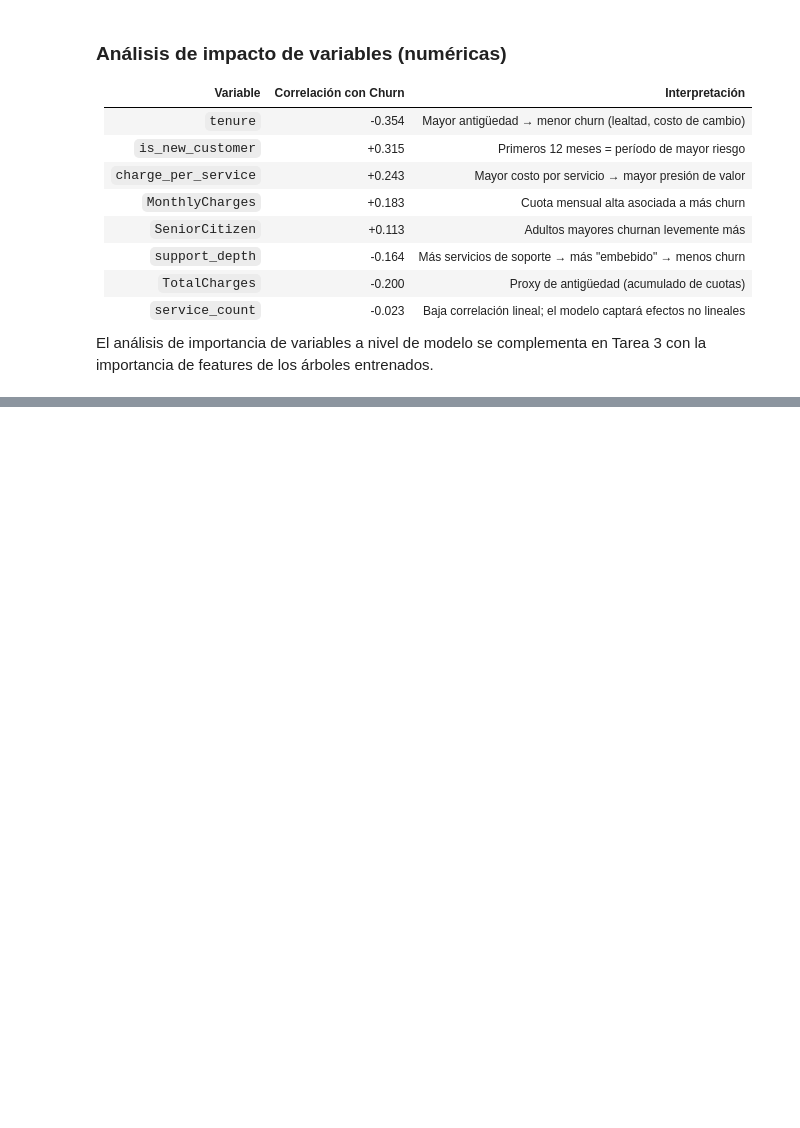
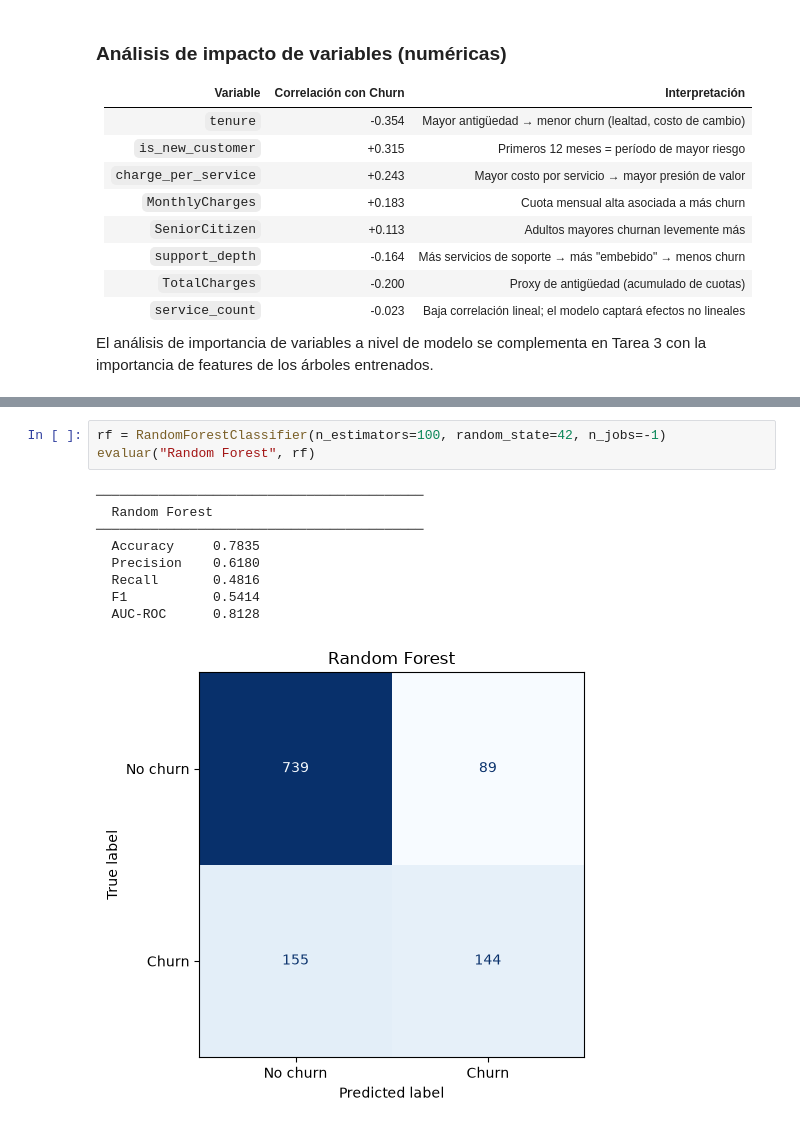
Before and after one commit to Benja726/ml, a Jupyter notebook: churn-obligatorio.ipynb, the cells around one changed output, grey strips where cells are left out. Cells and saved outputs as stored; diff of their text form; blank space fills up the shorter version.

```diff
--- a/churn-obligatorio.ipynb
+++ b/churn-obligatorio.ipynb
@@ -828,0 +924,13 @@ en Tarea 3 con la importancia de features de los árboles entrenados.
+# %%
+rf = RandomForestClassifier(n_estimators=100, random_state=42, n_jobs=-1)
+evaluar("Random Forest", rf)
+# %% [output]
+──────────────────────────────────────────
+  Random Forest
+──────────────────────────────────────────
+  Accuracy     0.7835
+  Precision    0.6180
+  Recall       0.4816
+  F1           0.5414
+  AUC-ROC      0.8128
+[figure, added]
```
Also changed, not shown: parts of 16 cells of this notebook, 2 other files.
